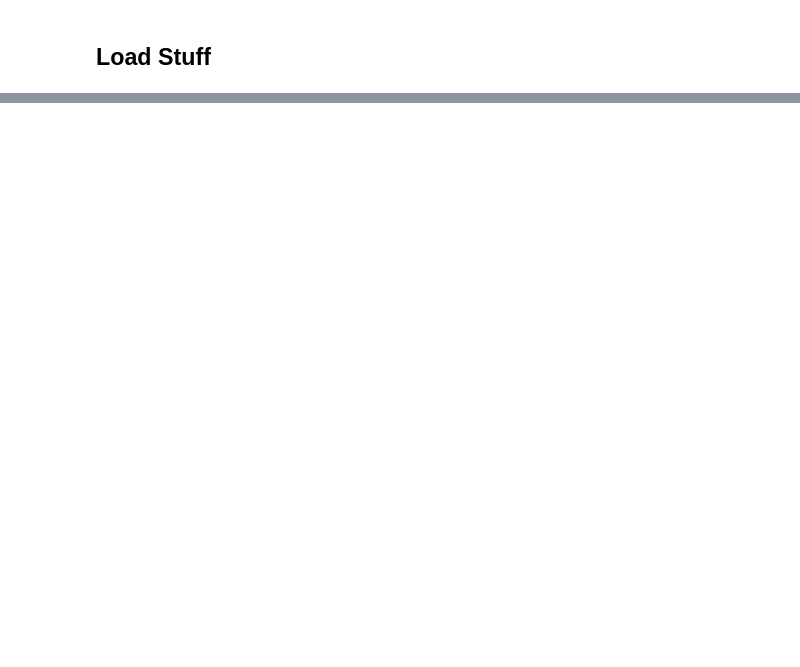
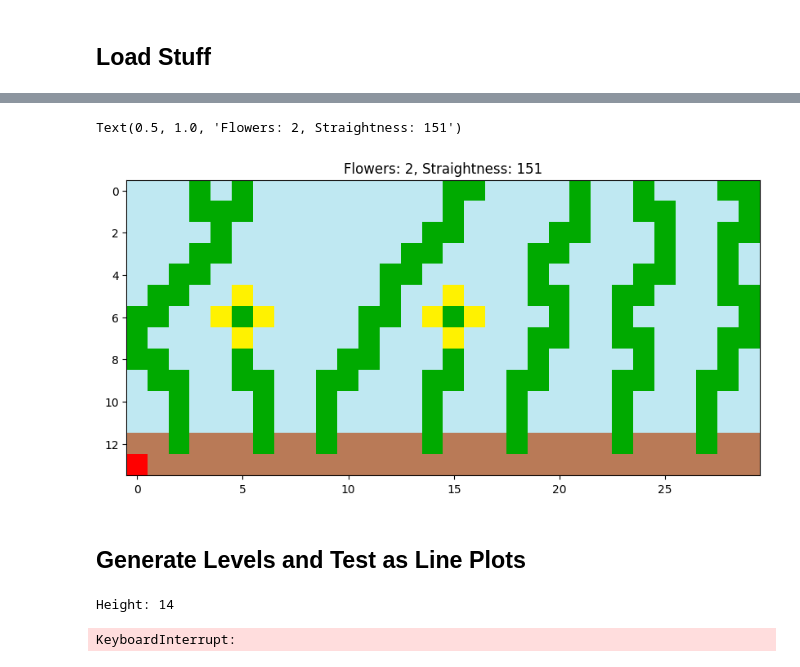
Before and after one commit to agaier/mario-gpt, a Jupyter notebook: notebooks/FlowerSampling.ipynb, the cells around one changed output, grey strips where cells are left out. Cells and saved outputs as stored; diff of their text form; code cells hidden in the pictures; blank space fills up the shorter version.

```diff
--- a/notebooks/FlowerSampling.ipynb
+++ b/notebooks/FlowerSampling.ipynb
@@ -98,0 +75,80 @@ plt.imshow(image[0])
+# %%
+from mario_gpt.flower_metric import count_flowers, calculate_crookedness_score
+
+# Prompts
+prompt_flower = ["no", "few", "some", "many"]
+prompt_straight = ["not", "kinda", "very", "totally"]
+
+i = 0
+j = 0
+
+# Generate
+prompts = [f"{prompt_flower[i]} flowers, {prompt_straight[j]} straight"]
+generated_level = mario_lm.sample(
+    prompts=prompts,
+    num_steps=(14*img_length),
+    temperature=1.0,
+    use_tqdm=True
+)
+clear_output()
+
+
+# Test
+image = generated_to_rgb(generated_level)
+n_flowers = count_flowers(image)
+straightness = calculate_crookedness_score(image)
+# %%
+# Measure Result
+fig, ax = plt.subplots(figsize=(10, 10))
+image = generated_to_rgb(generated_level)
+ax.imshow(image)
+n_flowers = count_flowers(image)
+straightness = calculate_crookedness_score(image)
+ax.set_title(f'Flowers: {n_flowers}, Straightness: {straightness}')
+# %% [output]
+Text(0.5, 1.0, 'Flowers: 2, Straightness: 151')
+[figure, added]
+# %% [markdown]
+## Generate Levels and Test as Line Plots
+# %%
+import numpy as np
+import matplotlib.pyplot as plt
+
+# Prompts
+prompt_flower = ["no", "few", "some", "many"]
+prompt_straight = ["not", "kinda", "very", "totally"]
+
+n_rows = len(prompt_flower)
+n_cols = len(prompt_straight)
+n_iterations = 5
+img_length = 50  # Set this to the desired image length
+
+# Initialize lists to store scores for each iteration
+flower_scores_iter = [[[] for _ in range(n_cols)] for _ in range(n_rows)]
+straight_scores_iter = [[[] for _ in range(n_cols)] for _ in range(n_rows)]
+
+# Generate and Test
+for i in range(n_rows):
+    for j in range(n_cols):
+        for k in range(n_iterations):
+            # Generate
+            prompts = [f"{prompt_flower[i]} flowers, {prompt_straight[j]} straight"]
+            generated_level = mario_lm.sample(
+                prompts=prompts,
+                num_steps=14*img_length,
+                temperature=1.0,
+                use_tqdm=True
+            )
+            clear_output()
+
+            # Test
+            image = generated_to_rgb(generated_level)
+            n_flowers = count_flowers(image)
+            straightness = calculate_crookedness_score(image)
+
+            # Append scores to lists
+            flower_scores_iter[i][j].append(n_flowers)
+            straight_scores_iter[i][j].append(straightness)
+# %% [output]
+Height: 14
+KeyboardInterrupt:
```
Also changed, not shown: parts of 10 cells of this notebook, 3 other files.
